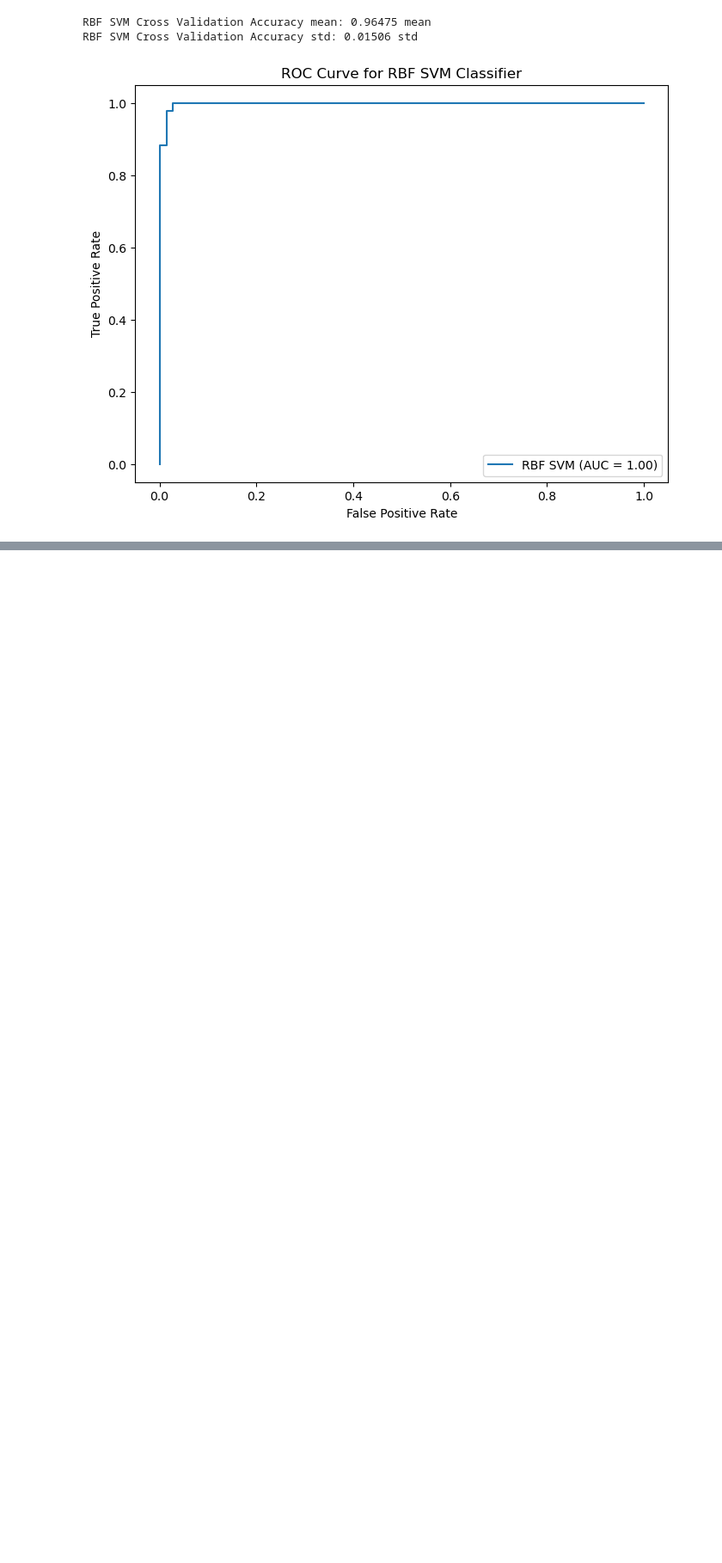
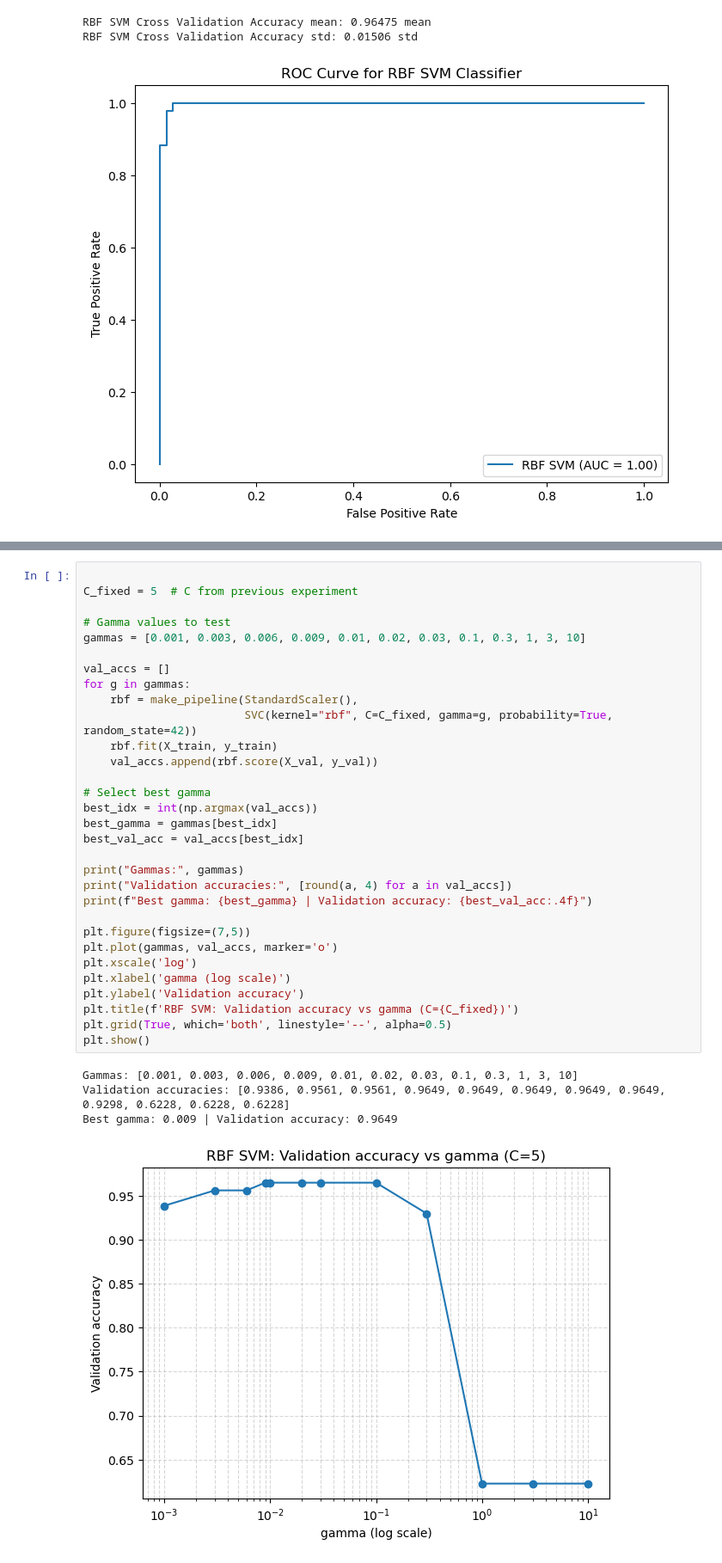
Before and after one commit to lcmolteberg/MachineOblig2, a Jupyter notebook: main.ipynb, the cells around one changed output, grey strips where cells are left out. Shown: that part at 86% size. Saved outputs shown, nothing was run; the diff lists cells and outputs as text; blank space fills up the shorter version.

```diff
--- a/main.ipynb
+++ b/main.ipynb
@@ -313,0 +368,36 @@ Currently the SVM with linear kernel is 0.0002 ahead, or 0.02%, which is basical
+# %%
+
+C_fixed = 5  # C from previous experiment
+
+# Gamma values to test
+gammas = [0.001, 0.003, 0.006, 0.009, 0.01, 0.02, 0.03, 0.1, 0.3, 1, 3, 10]
+
+val_accs = []
+for g in gammas:
+    rbf = make_pipeline(StandardScaler(),
+                        SVC(kernel="rbf", C=C_fixed, gamma=g, probability=True, random_state=42))
+    rbf.fit(X_train, y_train)
+    val_accs.append(rbf.score(X_val, y_val))
+
+# Select best gamma
+best_idx = int(np.argmax(val_accs))
+best_gamma = gammas[best_idx]
+best_val_acc = val_accs[best_idx]
+
+print("Gammas:", gammas)
+print("Validation accuracies:", [round(a, 4) for a in val_accs])
+print(f"Best gamma: {best_gamma} | Validation accuracy: {best_val_acc:.4f}")
+
+plt.figure(figsize=(7,5))
+plt.plot(gammas, val_accs, marker='o')
+plt.xscale('log')
+plt.xlabel('gamma (log scale)')
+plt.ylabel('Validation accuracy')
+plt.title(f'RBF SVM: Validation accuracy vs gamma (C={C_fixed})')
+plt.grid(True, which='both', linestyle='--', alpha=0.5)
+plt.show()
+# %% [output]
+Gammas: [0.001, 0.003, 0.006, 0.009, 0.01, 0.02, 0.03, 0.1, 0.3, 1, 3, 10]
+Validation accuracies: [0.9386, 0.9561, 0.9561, 0.9649, 0.9649, 0.9649, 0.9649, 0.9649, 0.9298, 0.6228, 0.6228, 0.6228]
+Best gamma: 0.009 | Validation accuracy: 0.9649
+[figure, added]
```
Also changed, not shown: parts of 7 cells of this notebook.
